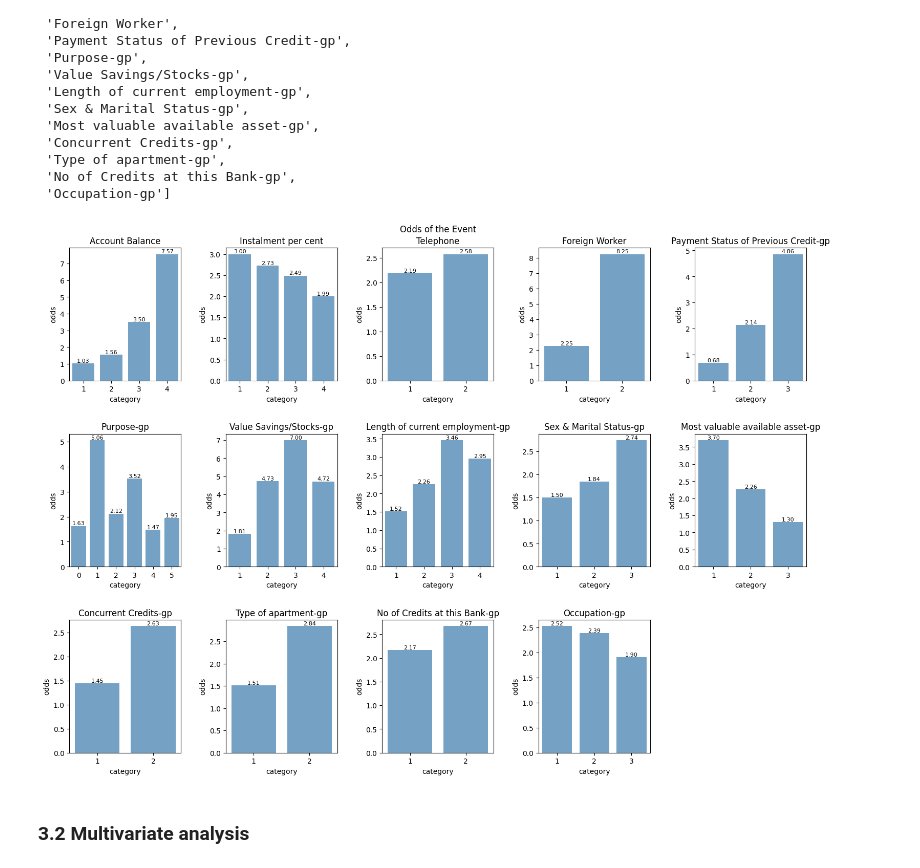
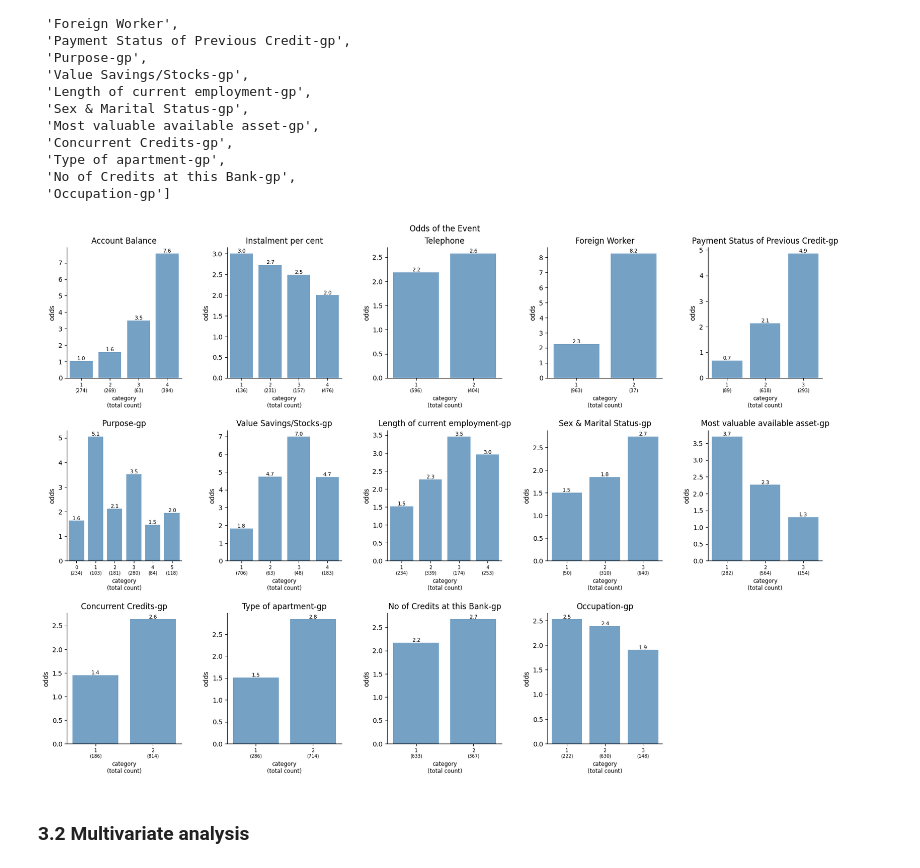
Before and after one commit to southnorthist/kaggle_analysis, a Jupyter notebook: Projects/creditability-classification/german_credit_classification.ipynb, the cells around one changed output. Cells and saved outputs as stored; diff of their text form; code cells hidden in the pictures.

```diff
--- a/Projects/creditability-classification/german_credit_classification.ipynb
+++ b/Projects/creditability-classification/german_credit_classification.ipynb
@@ -474,9 +480,9 @@ cat_var_list
  'No of Credits at this Bank-gp',
  'Occupation-gp']
 # %%
-prep.plot_odds_cat(german_credit_ds, cat_var_list, 'Creditability', (18, 15), 4, 5)
+prep.plot_odds_cat(german_credit_ds, cat_var_list, 'Creditability', (20, 16), 4, 5, spacing=0.01, fmt="{:.1f}", fontsize=8)
 # %% [output]
-[figure, old version]
+[figure, new version]
 # %% [markdown]
 ### 3.2 Multivariate analysis
 # %%
```
Also changed, not shown: parts of 34 cells of this notebook, 3 other files.
